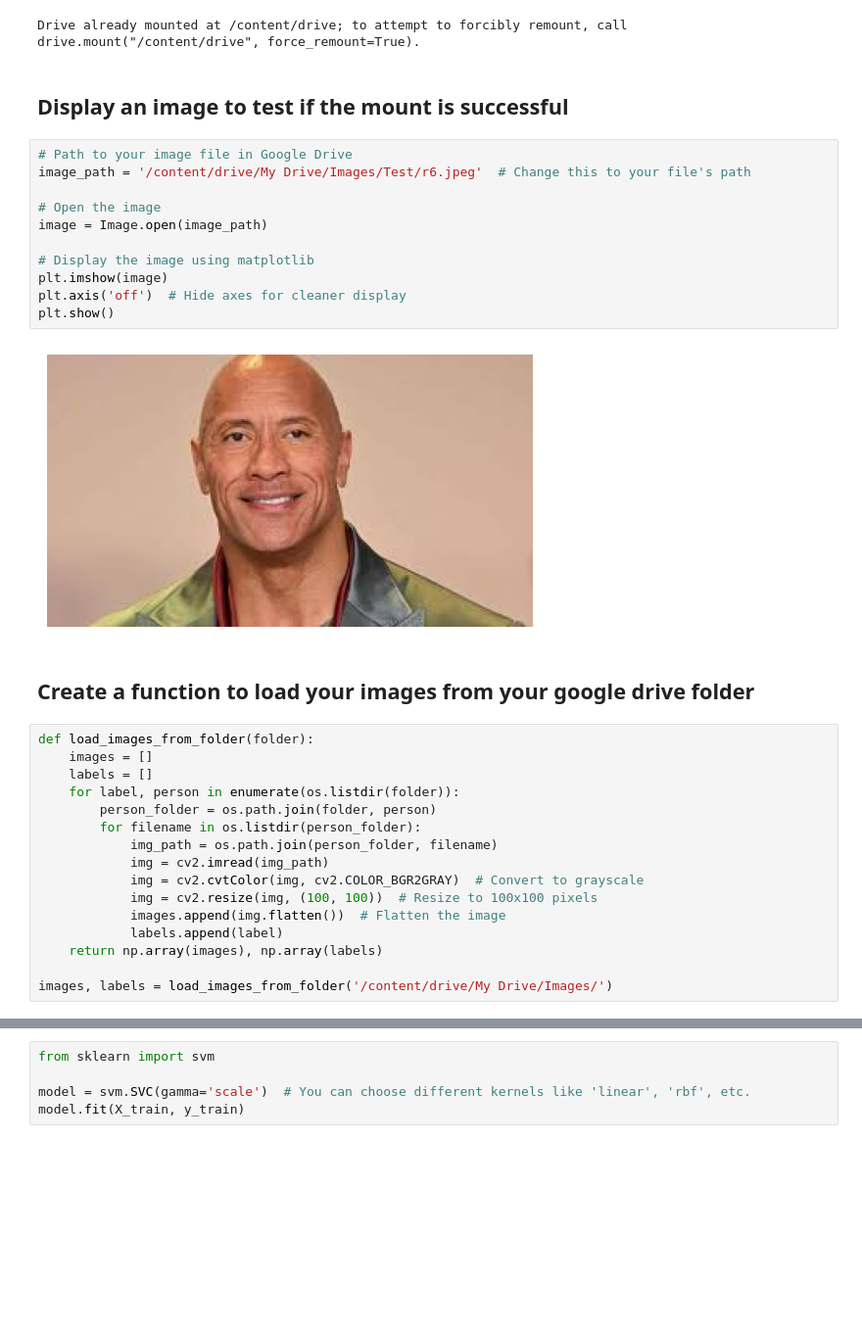
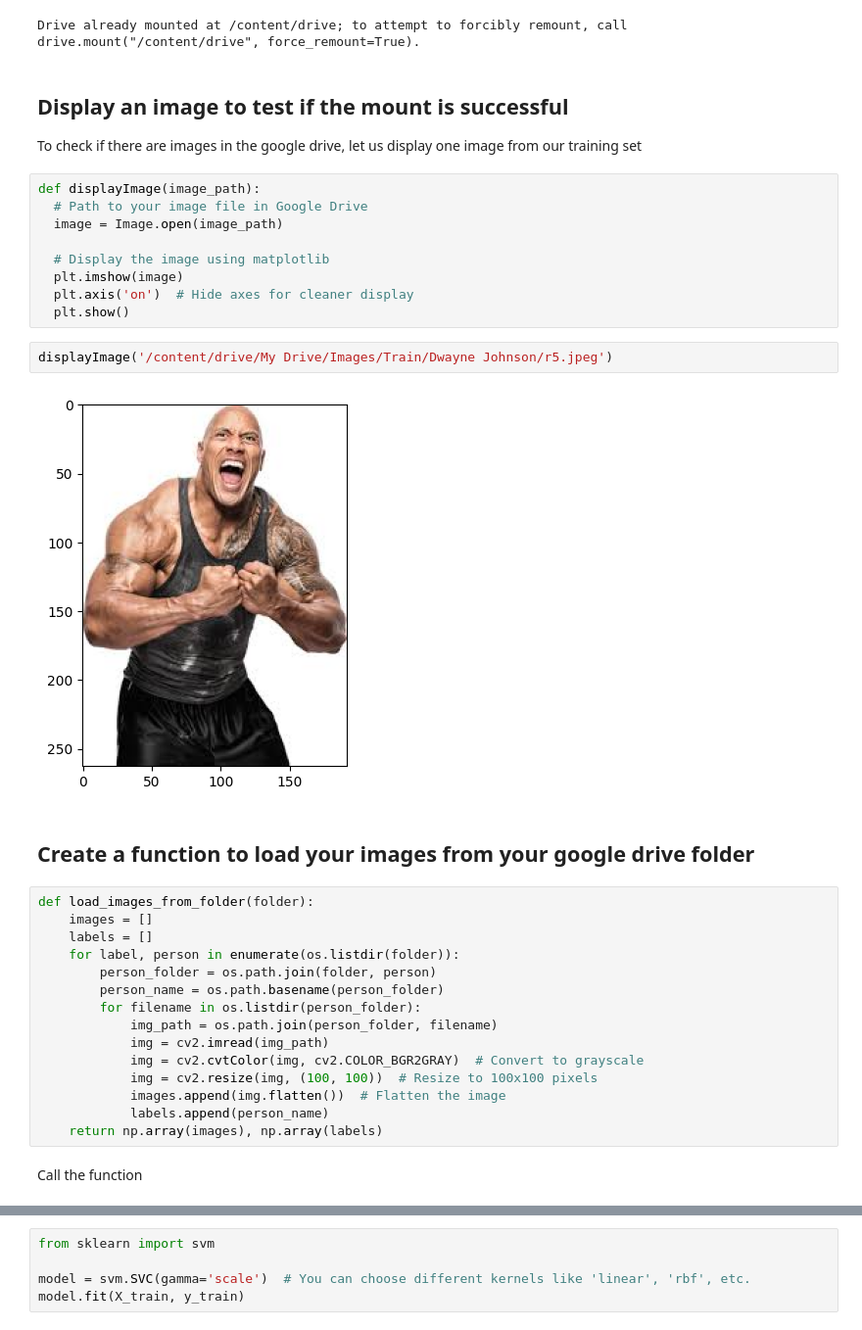
Before and after one commit to robitussin/CCMACLRL, a Jupyter notebook: 7 - Support Vector Machine/implementation/Personal_Face_Recogntion_using_SVM.ipynb, the cells around one changed output, grey strips where cells are left out. Shown at 98% size. Cells and saved outputs as stored; diff of their text form; blank space fills up the shorter version.

```diff
--- a/7 - Support Vector Machine/implementation/Personal_Face_Recogntion_using_SVM.ipynb
+++ b/7 - Support Vector Machine/implementation/Personal_Face_Recogntion_using_SVM.ipynb
@@ -26,19 +32,21 @@ drive.mount('/content/drive')
 Drive already mounted at /content/drive; to attempt to forcibly remount, call drive.mount("/content/drive", force_remount=True).
 # %% [markdown]
 ## Display an image to test if the mount is successful
+
+To check if there are images in the google drive, let us display one image from our training set
 # %%
-# Path to your image file in Google Drive
-image_path = '/content/drive/My Drive/Images/Test/r6.jpeg'  # Change this to your file's path
+def displayImage(image_path):
+  # Path to your image file in Google Drive
+  image = Image.open(image_path)
 
-# Open the image
-image = Image.open(image_path)
-
-# Display the image using matplotlib
-plt.imshow(image)
-plt.axis('off')  # Hide axes for cleaner display
-plt.show()
+  # Display the image using matplotlib
+  plt.imshow(image)
+  plt.axis('on')  # Hide axes for cleaner display
+  plt.show()
-# %% [output]
-[figure, removed]
+# %%
+displayImage('/content/drive/My Drive/Images/Train/Dwayne Johnson/r5.jpeg')
+# %% [output]
+[figure, added]
 # %% [markdown]
 ## Create a function to load your images from your google drive folder
 # %%
@@ -47,13 +55,14 @@ def load_images_from_folder(folder):
     labels = []
     for label, person in enumerate(os.listdir(folder)):
         person_folder = os.path.join(folder, person)
+        person_name = os.path.basename(person_folder)
         for filename in os.listdir(person_folder):
             img_path = os.path.join(person_folder, filename)
             img = cv2.imread(img_path)
             img = cv2.cvtColor(img, cv2.COLOR_BGR2GRAY)  # Convert to grayscale
             img = cv2.resize(img, (100, 100))  # Resize to 100x100 pixels
             images.append(img.flatten())  # Flatten the image
-            labels.append(label)
+            labels.append(person_name)
     return np.array(images), np.array(labels)
-
-images, labels = load_images_from_folder('/content/drive/My Drive/Images/')
+# %% [markdown]
+Call the function
```
Also changed, not shown: parts of 24 cells of this notebook.
